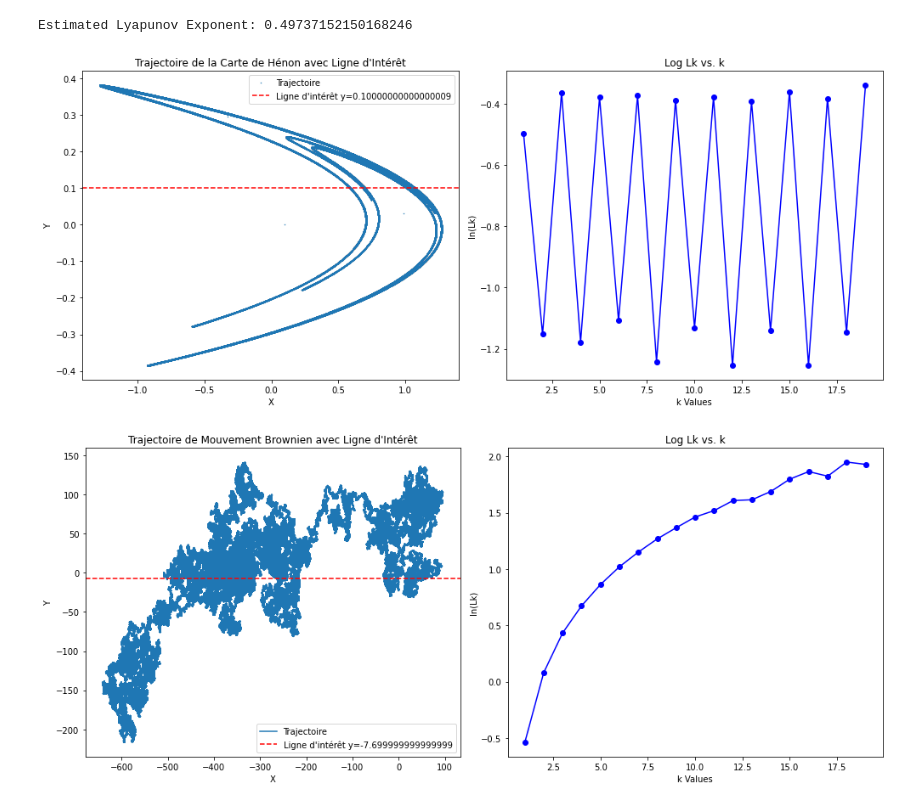
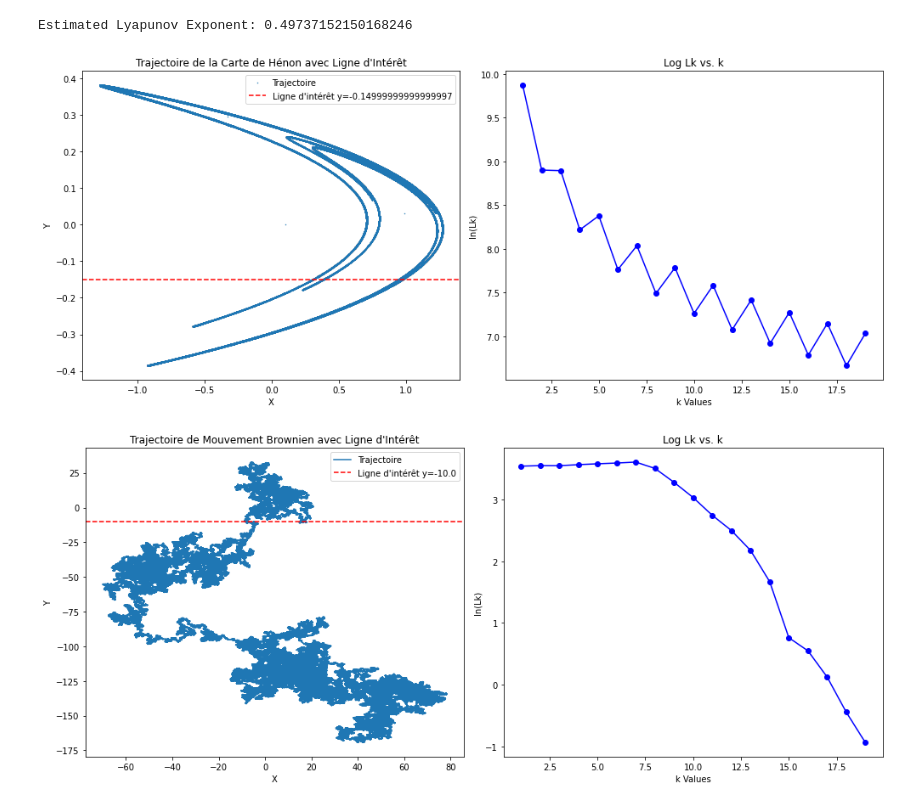
Before and after one commit to Frank0024/Projet_final_chaos, a Jupyter notebook: P&H_method_2d_essai2.ipynb, the cells around one changed output. Saved outputs shown, nothing was run; the diff lists cells and outputs as text; code cells hidden in the pictures.

```diff
--- a/P&H_method_2d_essai2.ipynb
+++ b/P&H_method_2d_essai2.ipynb
@@ -127,10 +131,10 @@ def smk(x, y, m, k):
     - ndarray: A 2D NumPy array containing points sampled according to the sliding window parameters.
     """
     N = len(x)
-    num_points = (N - m) // k + 1
-    s = np.zeros((num_points, 2))
+    num_points = int(np.floor((N - m) / k))
+    s = np.empty((num_points, 2))  # Pre-allocate a NumPy array
     for i in range(num_points):
-        index = i * k
+        index = m + (i * k) - 1
         s[i, 0] = x[index]
         s[i, 1] = y[index]
     return s
@@ -153,7 +157,10 @@ def lmk(x, y, m, k):
     total_distance = 0.0
     for i in range(len(points) - 1):
         total_distance += np.linalg.norm(points[i + 1] - points[i])
-    return total_distance / (len(points) - 1) if len(points) > 1 else 0
+    if len(points) > 1:
+        return (total_distance * (len(x) - m)) / (k * (len(points) - 1))
+    else:
+        return 0.0
 
 @nb.njit
 def lk(x, y, k):
@@ -168,10 +175,10 @@ def lk(x, y, k):
     Returns:
     - float: The average length computed over all specified window configurations.
     """
-    total_length = 0.0
+    moyenne = 0.0
     for m in range(1, k + 1):
-        total_length += lmk(x, y, m, k)
-    return total_length / k
+        moyenne += lmk(x, y, m, k)
+    return moyenne / k
 
 @nb.njit
 def rk4_step_2d(x, y, dt, function):
@@ -300,7 +307,7 @@ def henon_map(x0=0.1, y0=0.0, a=1.4, b=0.3, num_steps=10000):
 x_henon, y_henon = henon_map(num_steps=100000)
 
 # Trouver la meilleure ligne y
-best_y = optimise_line_y(x_henon, y_henon, value_start=-1.5, value_stop=1.5, step=0.1)
+best_y = optimise_line_y(x_henon, y_henon, value_start=-0.3, value_stop=0.3, step=0.05)
 
 
 # Calculer ln(Lk) pour la ligne d'intérêt spécifique
@@ -323,12 +330,10 @@ ax2.set_title('Log Lk vs. k')
 ax2.set_xlabel('k Values')
 ax2.set_ylabel('ln(Lk)')
 
-
-
 plt.tight_layout()
 plt.show()
 # %% [output]
-[figure, old version]
+[figure, new version]
 # %%
 @nb.njit
 def brownian_motion(x0=0.0, y0=0.0, num_steps=10000, delta=0.1):
@@ -352,33 +357,33 @@ def brownian_motion(x0=0.0, y0=0.0, num_steps=10000, delta=0.1):
     return x, y
 # %%
 # Générer la trajectoire de mouvement brownien
-x_brownian, y_brownian = brownian_motion(num_steps=10000000, delta=0.1)
+x_brownian, y_brownian = brownian_motion(num_steps=1000000, delta=0.1)
 
 # Trouver la meilleure ligne y pour le mouvement brownien
-best_y_brownian = optimise_line_y(x_brownian, y_brownian, value_start=-15, value_stop=15, step=0.1)
+best_y_brownian = optimise_line_y(x_brownian, y_brownian, value_start=-10, value_stop=10, step=0.1)
 
 # Calculer ln(Lk) pour la ligne d'intérêt spécifique
 ks_brownian, ln_lk_values_brownian = find_lk_for_k_2d(x_brownian, y_brownian, best_y_brownian)
 
 # Créer le graphique
 fig, (ax1, ax2) = plt.subplots(1, 2, figsize=(14, 6))
 
 # Premier graphique : Trajectoire et ligne d'intérêt
 ax1.plot(x_brownian, y_brownian, markersize=1, label='Trajectoire')
 ax1.axhline(y=best_y_brownian, color='r', linestyle='--', label=f'Ligne d\'intérêt y={best_y_brownian}')
 ax1.set_title('Trajectoire de Mouvement Brownien avec Ligne d\'Intérêt')
 ax1.set_xlabel('X')
 ax1.set_ylabel('Y')
 ax1.legend()
 
 # Deuxième graphique : ln(Lk) en fonction de k
 ax2.plot(ks_brownian, ln_lk_values_brownian, marker='o', linestyle='-', color='blue')
 ax2.set_title('Log Lk vs. k')
 ax2.set_xlabel('k Values')
 ax2.set_ylabel('ln(Lk)')
 
 
 plt.tight_layout()
 plt.show()
 # %% [output]
-[figure, old version]
+[figure, new version]
```
Also changed, not shown: parts of 3 cells of this notebook, 1 other file.
